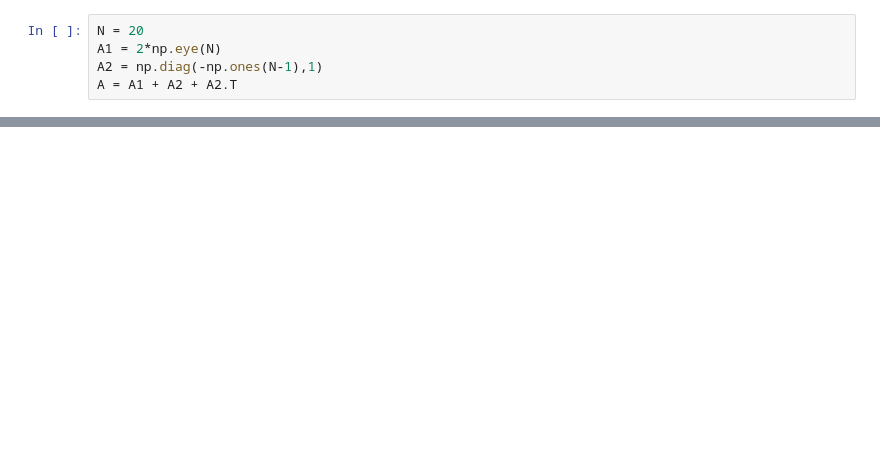
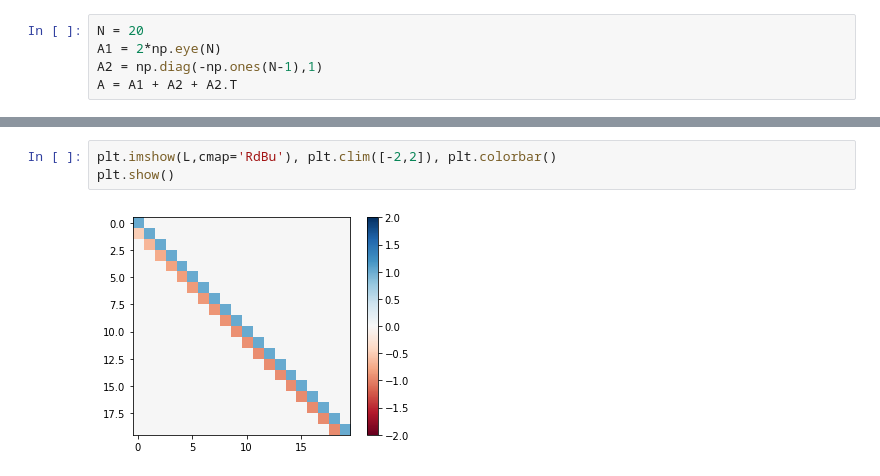
Before and after one commit to UBCMath/MATH307, a Jupyter notebook: notebooks/02_LU_decomposition.ipynb, the cells around one changed output, grey strips where cells are left out. Drawn from its saved outputs; the diff is of its cells as text; blank space fills up the shorter version.

```diff
--- a/notebooks/02_LU_decomposition.ipynb
+++ b/notebooks/02_LU_decomposition.ipynb
@@ -152 +112,6 @@ U = la.cholesky(A)
+# %%
+plt.imshow(L,cmap='RdBu'), plt.clim([-2,2]), plt.colorbar()
+plt.show()
+# %% [output]
+[figure, added]
 # %%
```
Also changed, not shown: parts of 32 cells of this notebook, 24 other files.
